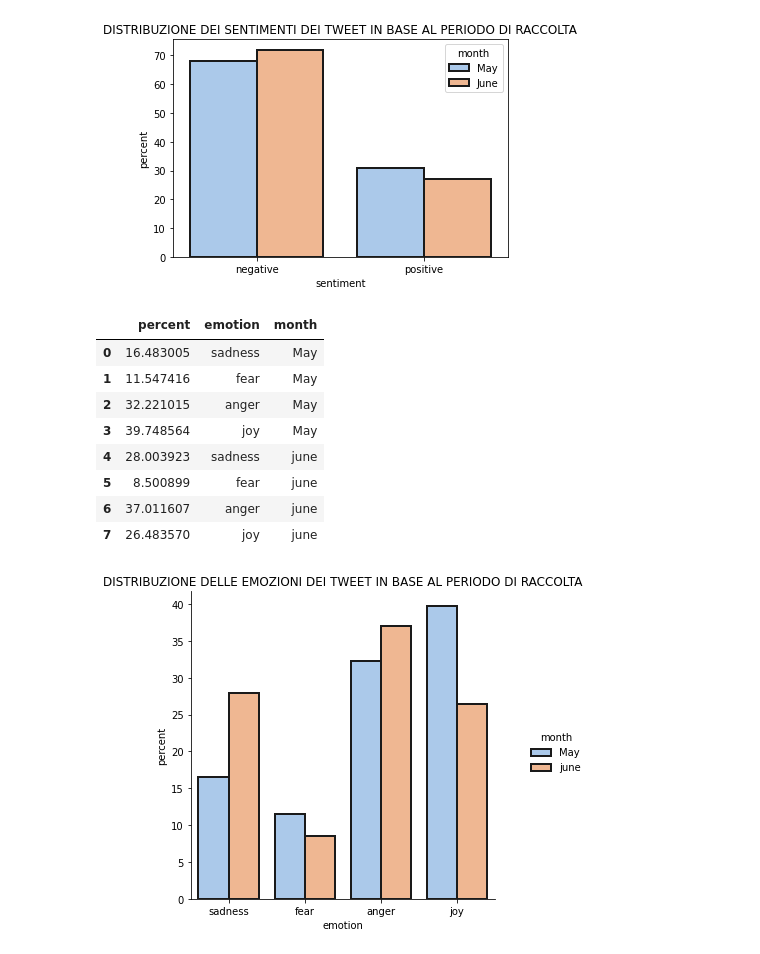
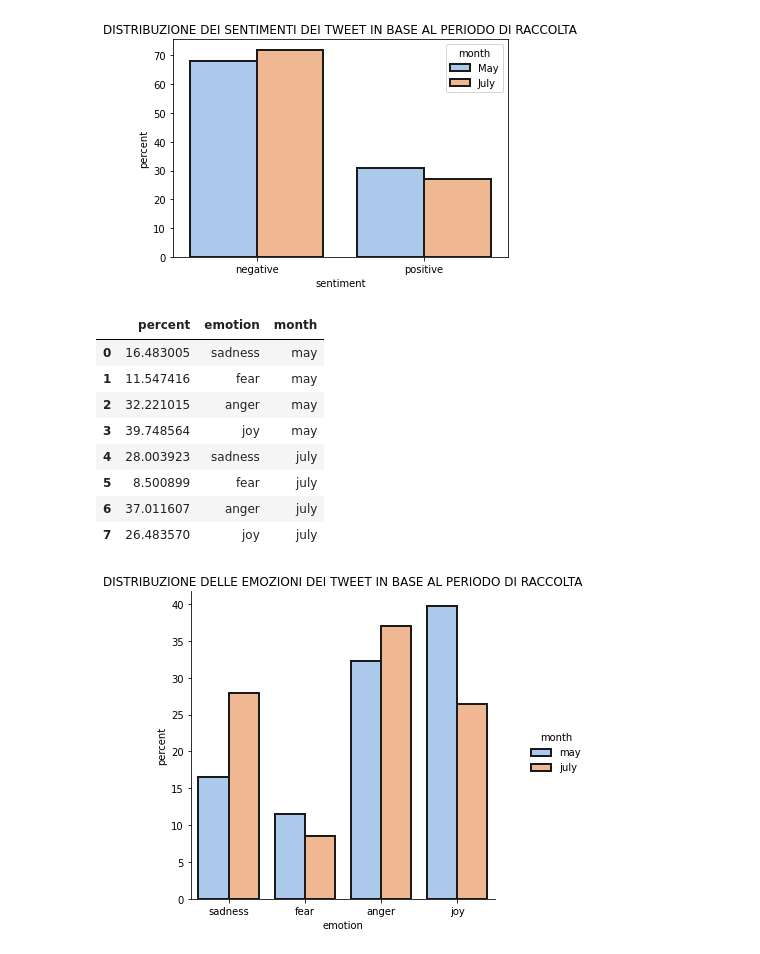
Before and after one commit to paolofesta/prove, a Jupyter notebook: TESI.ipynb, the cells around one changed output. Cells and saved outputs as stored; diff of their text form; code cells hidden in the pictures.

```diff
--- a/TESI.ipynb
+++ b/TESI.ipynb
@@ -975,19 +978,19 @@ print()
 #datamonth.loc[(datamonth['month']=='june') & (datamonth['emotion']=='anger')].count()#=2264
 #datamonth.loc[(datamonth['month']=='june') & (datamonth['emotion']=='joy')].count()#=1620
 # %%
-z={'percent':[(1062/6443)*100,(744/6443)*100,(2076/6443)*100,(2561/6443)*100,(1713/6117)*100,(520/6117)*100,(2264/6117)*100,(1620/6117)*100],'emotion':['sadness','fear','anger','joy','sadness','fear','anger','joy'],'month':['May','May','May','May','june','june','june','june']}
+z={'percent':[(1062/6443)*100,(744/6443)*100,(2076/6443)*100,(2561/6443)*100,(1713/6117)*100,(520/6117)*100,(2264/6117)*100,(1620/6117)*100],'emotion':['sadness','fear','anger','joy','sadness','fear','anger','joy'],'month':['may','may','may','may','july','july','july','july']}
 df1=pd.DataFrame(data=z)
 df1
 # %% [output]
 |  | percent | emotion | month |
-| 0 | 16.483005 | sadness | May |
-| 1 | 11.547416 | fear | May |
-| 2 | 32.221015 | anger | May |
-| 3 | 39.748564 | joy | May |
-| 4 | 28.003923 | sadness | june |
-| 5 | 8.500899 | fear | june |
-| 6 | 37.011607 | anger | june |
-| 7 | 26.483570 | joy | june |
+| 0 | 16.483005 | sadness | may |
+| 1 | 11.547416 | fear | may |
+| 2 | 32.221015 | anger | may |
+| 3 | 39.748564 | joy | may |
+| 4 | 28.003923 | sadness | july |
+| 5 | 8.500899 | fear | july |
+| 6 | 37.011607 | anger | july |
+| 7 | 26.483570 | joy | july |
 # %%
 sns.catplot(data=df1,x='emotion',y='percent',hue='month',kind='bar', dodge=True,linewidth=2,edgecolor=".1")
 plt.title('DISTRIBUZIONE DELLE EMOZIONI DEI TWEET IN BASE AL PERIODO DI RACCOLTA')
```
Also changed, not shown: parts of 11 cells of this notebook.
